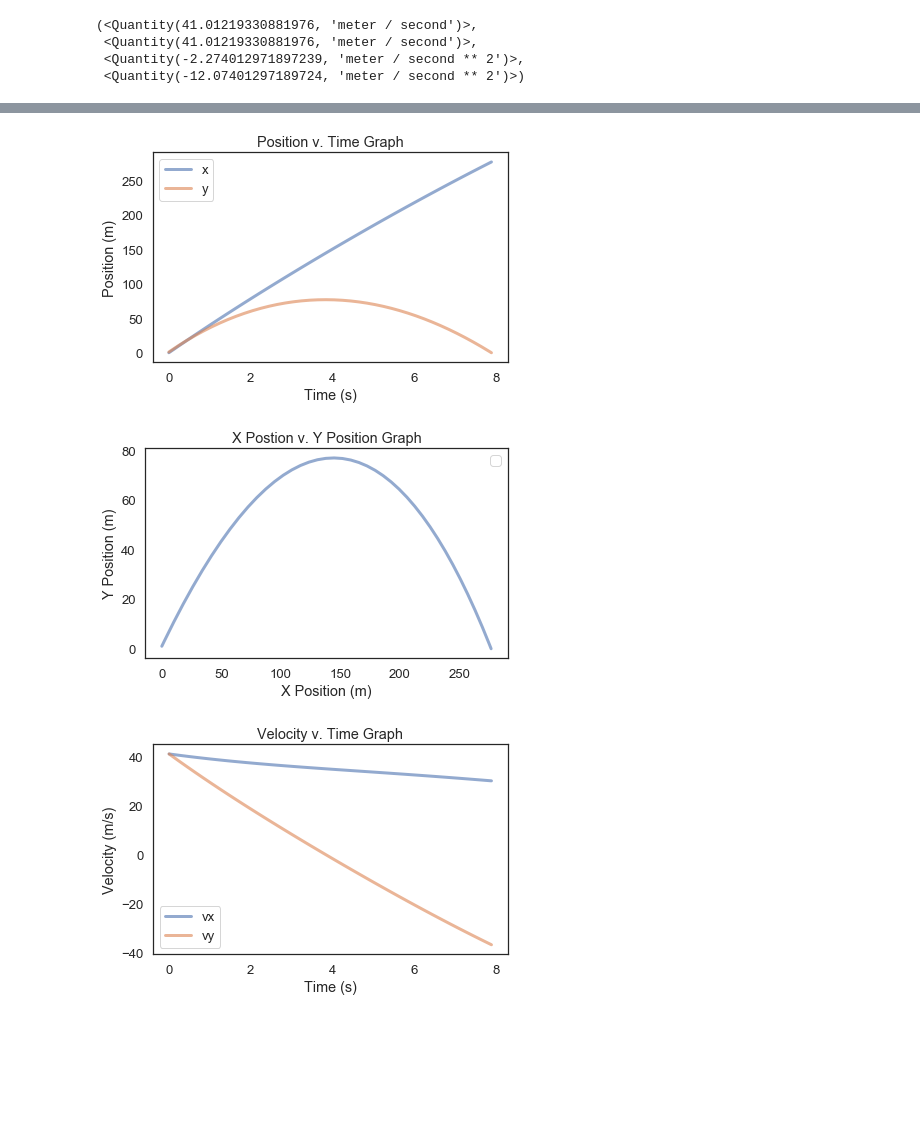
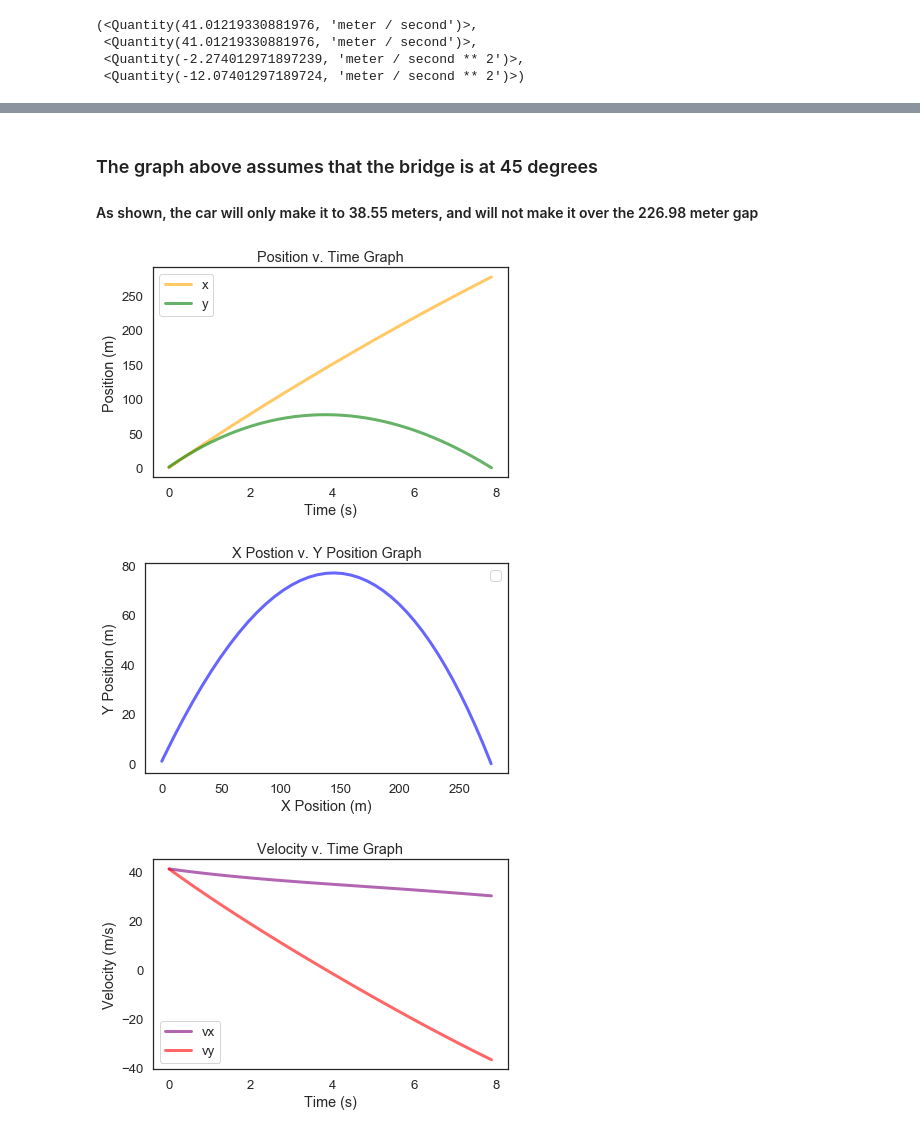
Before and after one commit to Riya-1/ModSim-Project3, a Jupyter notebook: Project 3 - Odalys and Riya.ipynb, the cells around one changed output, grey strips where cells are left out. Cells and saved outputs as stored; diff of their text form; code cells hidden in the pictures; blank space fills up the shorter version.

Commit message:
Simplified code and added London Bridge example

```diff
--- a/Project 3 - Odalys and Riya.ipynb
+++ b/Project 3 - Odalys and Riya.ipynb
@@ -29,7 +29,7 @@ params = Params(x = 0 * m,
                 C_d = 0.29,
                 angle = 45 * degree,
                 velocity = 58 * m / s,
-                t_end = 10 * s)
+                t_end = 1000 * s)
 # %% [output]
 |  | values |
 | x | 0 meter |
@@ -213,29 +225,32 @@ sweep_angle_w_res()
+# %% [markdown]
+### The graph above assumes that the bridge is at 45 degrees
+#### As shown, the car will only make it to 38.55 meters, and will not make it over the 226.98 meter gap
 # %%
 results, details = run_ode_solver(system, slope_func, events=event_func, max_step = 0.2*s)
 # %%
-plot(results.x, label='x')
-plot(results.y, label='y')
+plot(results.x, label='x', color='orange')
+plot(results.y, label='y', color='green')
 
 decorate(title='Position v. Time Graph',
          xlabel='Time (s)',
          ylabel='Position (m)')
 # %% [output]
-[figure, old version]
+[figure, new version]
 # %%
-plot (results.x, results.y)
+plot (results.x, results.y, color='blue')
 
 decorate(title='X Postion v. Y Position Graph',
          xlabel='X Position (m)',
          ylabel='Y Position (m)')
 # %% [output]
-[figure, old version]
+[figure, new version]
 # %%
-plot(results.vx, label='vx')
-plot(results.vy, label='vy')
+plot(results.vx, label='vx', color='purple')
+plot(results.vy, label='vy', color='red')
 
 decorate(title='Velocity v. Time Graph',
          xlabel='Time (s)',
          ylabel='Velocity (m/s)')
 # %% [output]
-[figure, old version]
+[figure, new version]
 # %%
```
Also changed, not shown: parts of 13 cells of this notebook.
